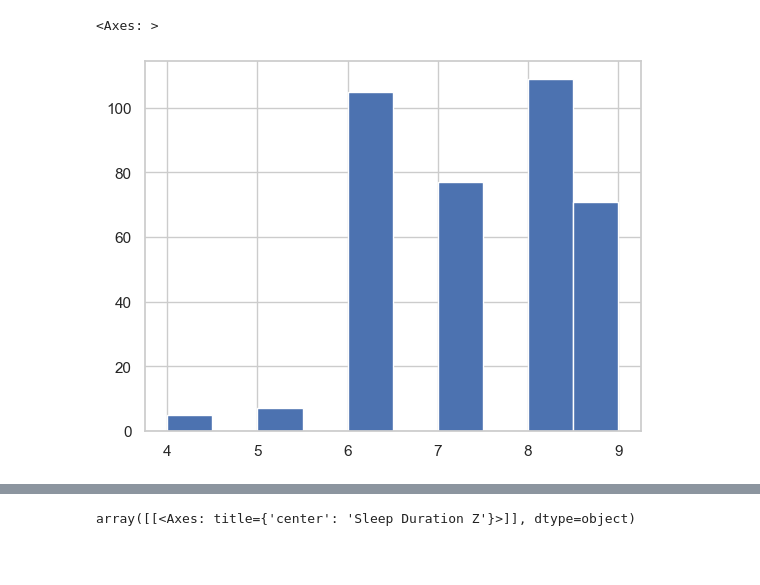
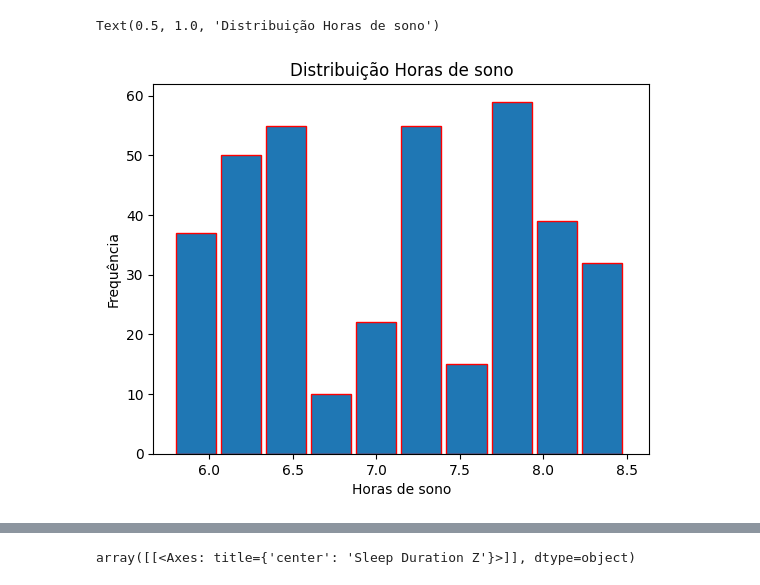
Before and after one commit to carolinarutililima/Projeto_Final_Estatistica, a Jupyter notebook: distruibuicao.ipynb, the cells around one changed output, grey strips where cells are left out. Cells and saved outputs as stored; diff of their text form; code cells hidden in the pictures; blank space fills up the shorter version.

```diff
--- a/distruibuicao.ipynb
+++ b/distruibuicao.ipynb
@@ -39,5 +29,10 @@ df['Stress Level'].hist()
-# %%
-df['Quality of Sleep'].hist()
-# %% [output]
-<Axes: >
-[figure, removed]
+# %%
+dados = df['Sleep Duration']
+plt.hist(dados, edgecolor='red', width = 0.24)
+plt.ylabel('Frequência')
+plt.xlabel('Horas de sono')
+plt.title('Distribuição Horas de sono')
+#df['Sleep Duration'].value_counts()
+# %% [output]
+Text(0.5, 1.0, 'Distribuição Horas de sono')
+[figure, added]
```
Also changed, not shown: parts of 4 cells of this notebook.
